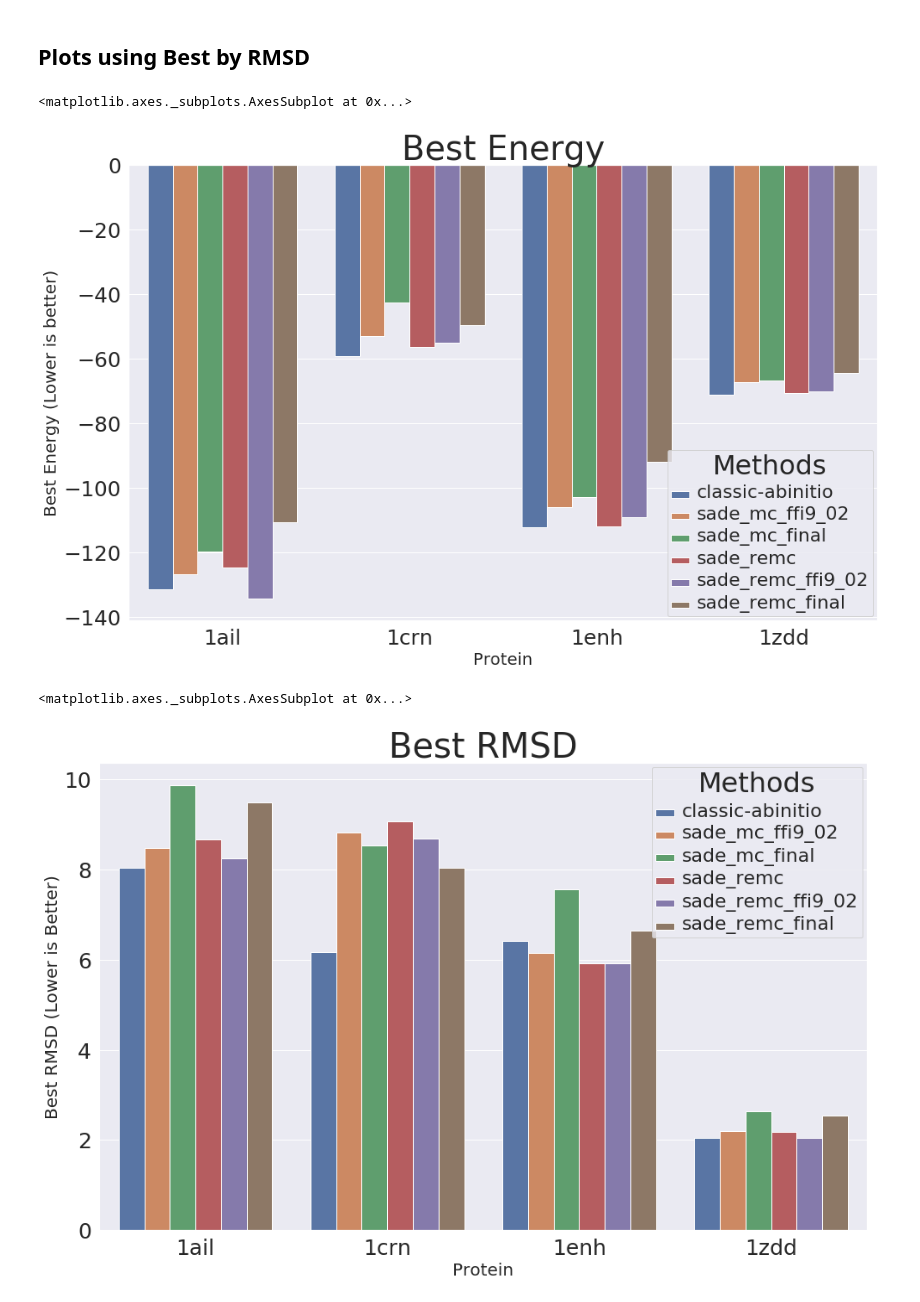
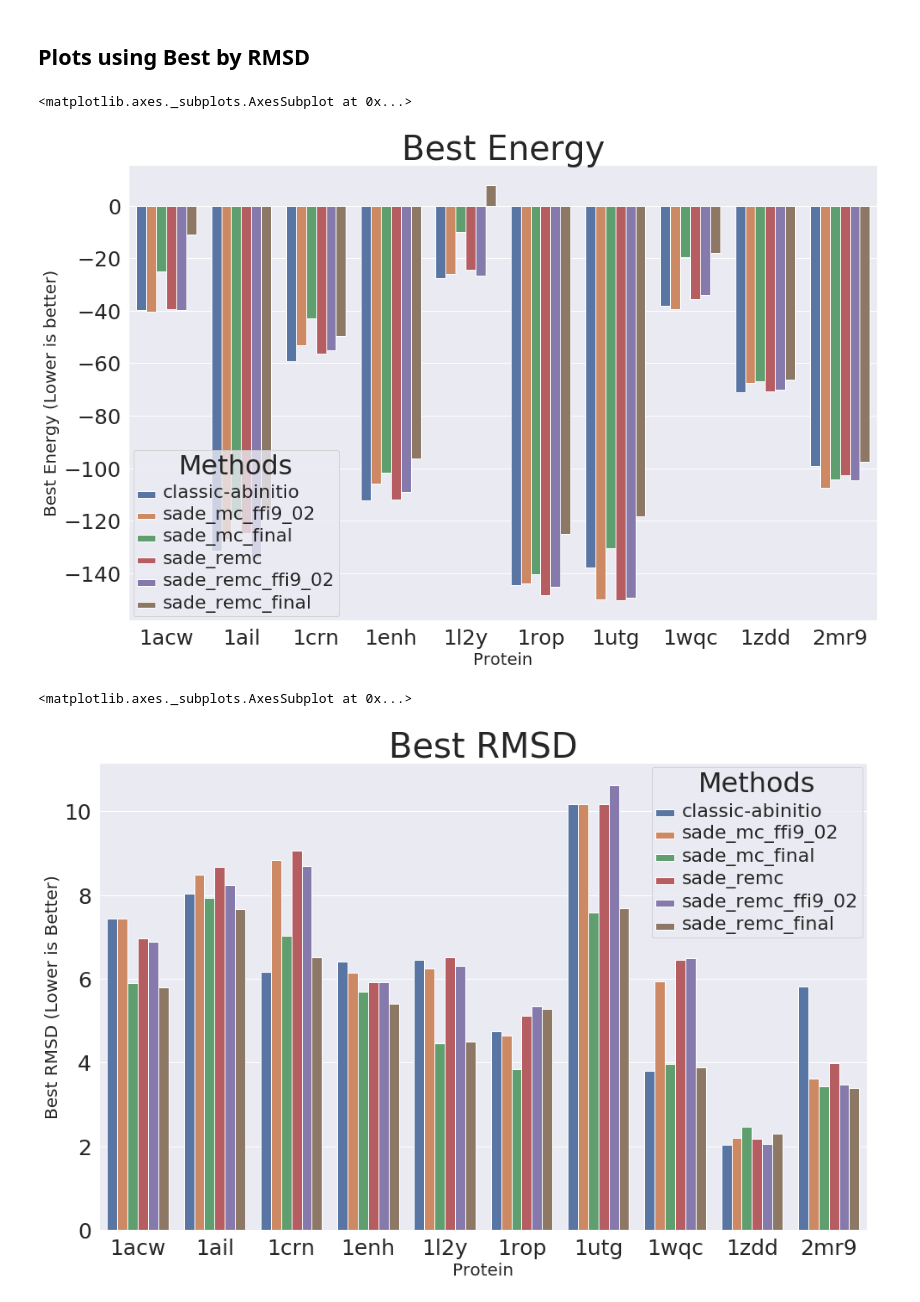
Before and after one commit to h3nnn4n/protein-prediction-framework, a Jupyter notebook: tools/notebooks/analysis/Data Analysis - Min Plots.ipynb, the cells around one changed output. Cells and saved outputs as stored; diff of their text form; code cells hidden in the pictures.

```diff
--- a/tools/notebooks/analysis/Data Analysis - Min Plots.ipynb
+++ b/tools/notebooks/analysis/Data Analysis - Min Plots.ipynb
@@ -46,9 +46,15 @@ runs = [
     'de_experiment_final',
     'de_sade_remc',
     'de_rosetta',
-    'de_ffi'
+    'de_ffi',
+    'de_experiment_final_8_prot',
+    'de_final_1rop_1wqc_1lwy',
+    'de_rosetta_all_prots',
+    'de_other_experiments_all_prots',
 ]
 # %%
+protein_blacklist = ['1ab1', '1dfn', '2P5K', '2pmr', '3V1A']
+
 dataset = data_utils.load_all_data(runs)
-alldata = data_utils.merge_data(dataset)
+alldata = data_utils.merge_data(dataset, protein_blacklist=protein_blacklist)
 # %% [output]
@@ -144,25 +169,25 @@ plot.get_figure().savefig('exp2_best_energy.png')
 plot
 # %% [output]
 <matplotlib.axes._subplots.AxesSubplot at 0x...>
-[figure, old version]
+[figure, new version]
 # %%
-summary = data_utils.experiment_summary(alldata, mode='best_by_energy', metric='rmsd_after')
+summary = data_utils.experiment_summary(alldata, mode='best_by_rmsd', metric='rmsd_after')
 df = summary_to_dataframe(summary)
 
 plot = sns.barplot(x='protein', y='median', hue='experiment', data=df)
 plot.set_title('Best RMSD', fontsize=40)
 plot.set_ylabel('Best RMSD (Lower is Better)', fontsize=20)
 plot.set_xlabel('Protein', fontsize=20)
 plot.tick_params(labelsize=25)
 
 plt.setp(plot.get_legend().get_texts(), fontsize='22')
 plt.setp(plot.get_legend().get_title(), fontsize='32')
 
 plot.get_legend().set_title('Methods')
 
 plot.get_figure().savefig('exp2_best_rmsd.png')
 
 plot
 # %% [output]
 <matplotlib.axes._subplots.AxesSubplot at 0x...>
-[figure, old version]
+[figure, new version]
```
Also changed, not shown: parts of 3 cells of this notebook, 8 other files.
